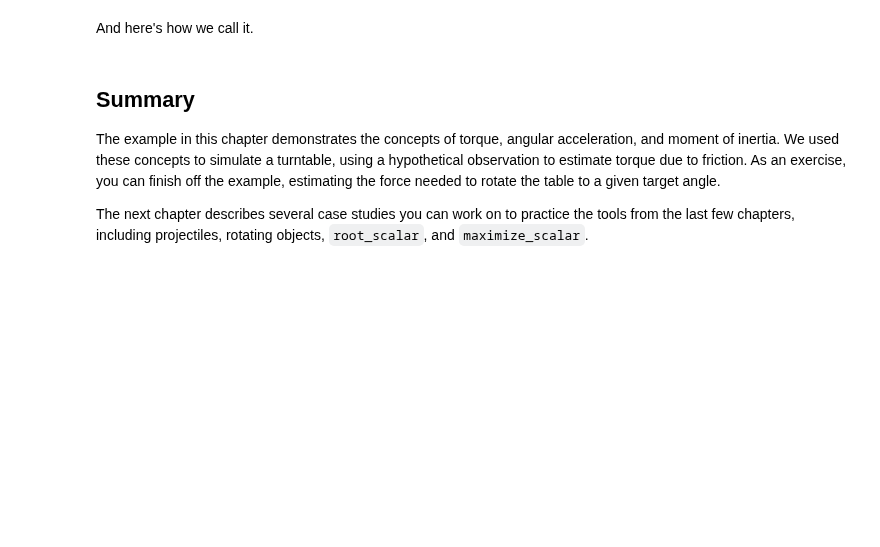
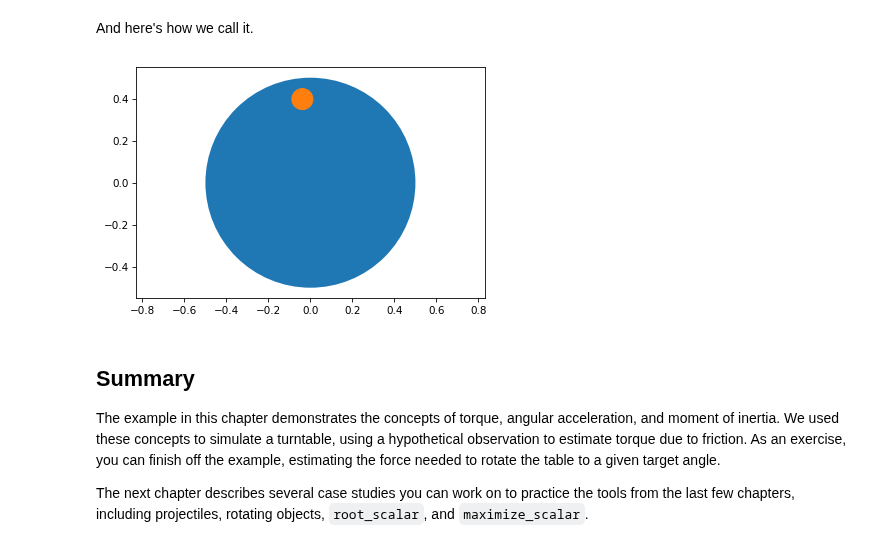
Before and after one commit to nwilliams770/academia, a Jupyter notebook: modeling_and_simulation/chapters/chap25.ipynb, the cells around one changed output. Drawn from its saved outputs; the diff is of its cells as text; code cells hidden in the pictures; blank space fills up the shorter version.

```diff
--- a/modeling_and_simulation/chapters/chap25.ipynb
+++ b/modeling_and_simulation/chapters/chap25.ipynb
@@ -385,7 +438,9 @@ draw_func(0, state)
 # %% [markdown]
 And here's how we call it.
 # %%
-# animate(results, draw_func)
+animate(results, draw_func)
+# %% [output]
+[figure, added]
 # %% [markdown]
 ## Summary
 
```
Also changed, not shown: parts of 22 cells of this notebook, 1 other file.
